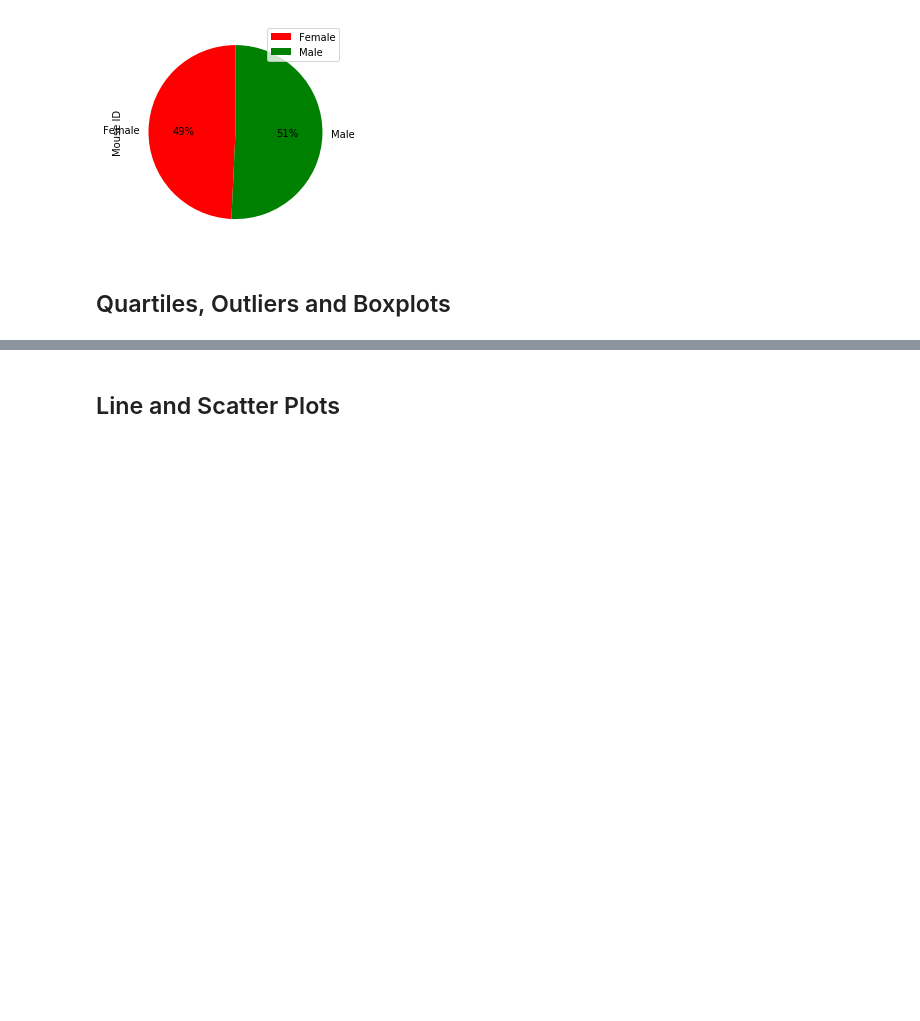
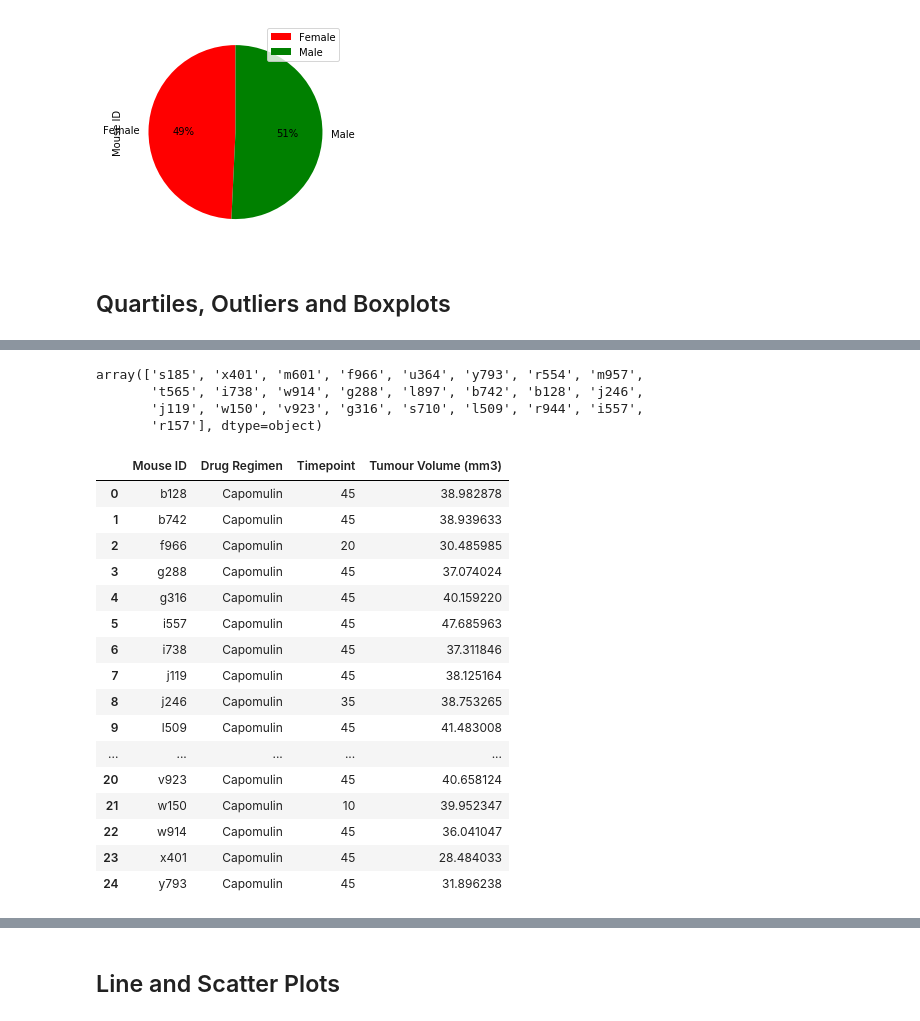
Before and after one commit to SandraBotica/module5-matplotlib, a Jupyter notebook: 5-starter-code/Pymaceuticals/pymaceuticals_starter.ipynb, the cells around one changed output, grey strips where cells are left out. Saved outputs shown, nothing was run; the diff lists cells and outputs as text; code cells hidden in the pictures; blank space fills up the shorter version.

```diff
--- a/5-starter-code/Pymaceuticals/pymaceuticals_starter.ipynb
+++ b/5-starter-code/Pymaceuticals/pymaceuticals_starter.ipynb
@@ -442,0 +449,3 @@ sex_mice_df.groupby(['Sex']).count().plot(kind='pie', y='Mouse ID', autopct='%1.
+# %%
+start_df= data_subset_df[["Drug Regimen","Mouse ID","Timepoint", "Tumour Volume (mm3)"]]
+start_df.info
@@ -442,0 +467,3 @@ sex_mice_df.groupby(['Sex']).count().plot(kind='pie', y='Mouse ID', autopct='%1.
+# %%
+Capomulin_df = start_df.loc[start_df["Drug Regimen"] == "Capomulin", : ]
+Capomulin_df
@@ -442,0 +484,3 @@ sex_mice_df.groupby(['Sex']).count().plot(kind='pie', y='Mouse ID', autopct='%1.
+# %%
+Capomulin_mice_df = Capomulin_df[["Drug Regimen","Mouse ID","Timepoint", "Tumour Volume (mm3)"]]
+Capomulin_mice_df
@@ -442,0 +501,29 @@ sex_mice_df.groupby(['Sex']).count().plot(kind='pie', y='Mouse ID', autopct='%1.
+# %%
+Capomulin_mice_df["Mouse ID"].unique()
+# %% [output]
+array(['s185', 'x401', 'm601', 'f966', 'u364', 'y793', 'r554', 'm957',
+       't565', 'i738', 'w914', 'g288', 'l897', 'b742', 'b128', 'j246',
+       'j119', 'w150', 'v923', 'g316', 's710', 'l509', 'r944', 'i557',
+       'r157'], dtype=object)
+# %%
+Capomulin_mice_group_df = Capomulin_mice_df.groupby(["Mouse ID"]).last()
+Capomulin_mice_group_df.reset_index(inplace=True)
+Capomulin_mice_group_df
+# %% [output]
+|  | Mouse ID | Drug Regimen | Timepoint | Tumour Volume (mm3) |
+| 0 | b128 | Capomulin | 45 | 38.982878 |
+| 1 | b742 | Capomulin | 45 | 38.939633 |
+| 2 | f966 | Capomulin | 20 | 30.485985 |
+| 3 | g288 | Capomulin | 45 | 37.074024 |
+| 4 | g316 | Capomulin | 45 | 40.159220 |
+| 5 | i557 | Capomulin | 45 | 47.685963 |
+| 6 | i738 | Capomulin | 45 | 37.311846 |
+| 7 | j119 | Capomulin | 45 | 38.125164 |
+| 8 | j246 | Capomulin | 35 | 38.753265 |
+| 9 | l509 | Capomulin | 45 | 41.483008 |
+| ... | ... | ... | ... | ... |
+| 20 | v923 | Capomulin | 45 | 40.658124 |
+| 21 | w150 | Capomulin | 10 | 39.952347 |
+| 22 | w914 | Capomulin | 45 | 36.041047 |
+| 23 | x401 | Capomulin | 45 | 28.484033 |
+| 24 | y793 | Capomulin | 45 | 31.896238 |
```
Also changed, not shown: parts of 39 cells of this notebook, 5 other files.
